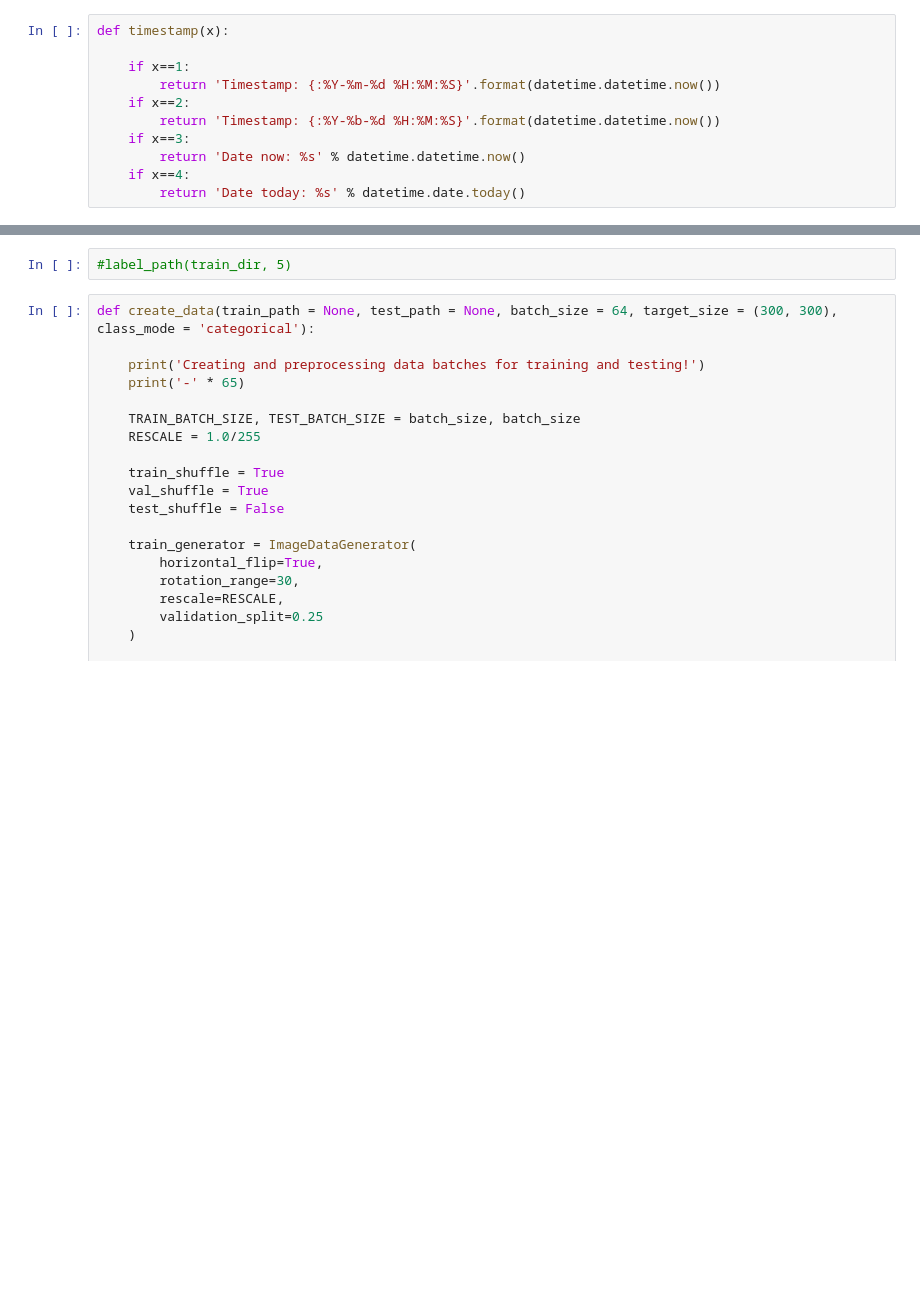
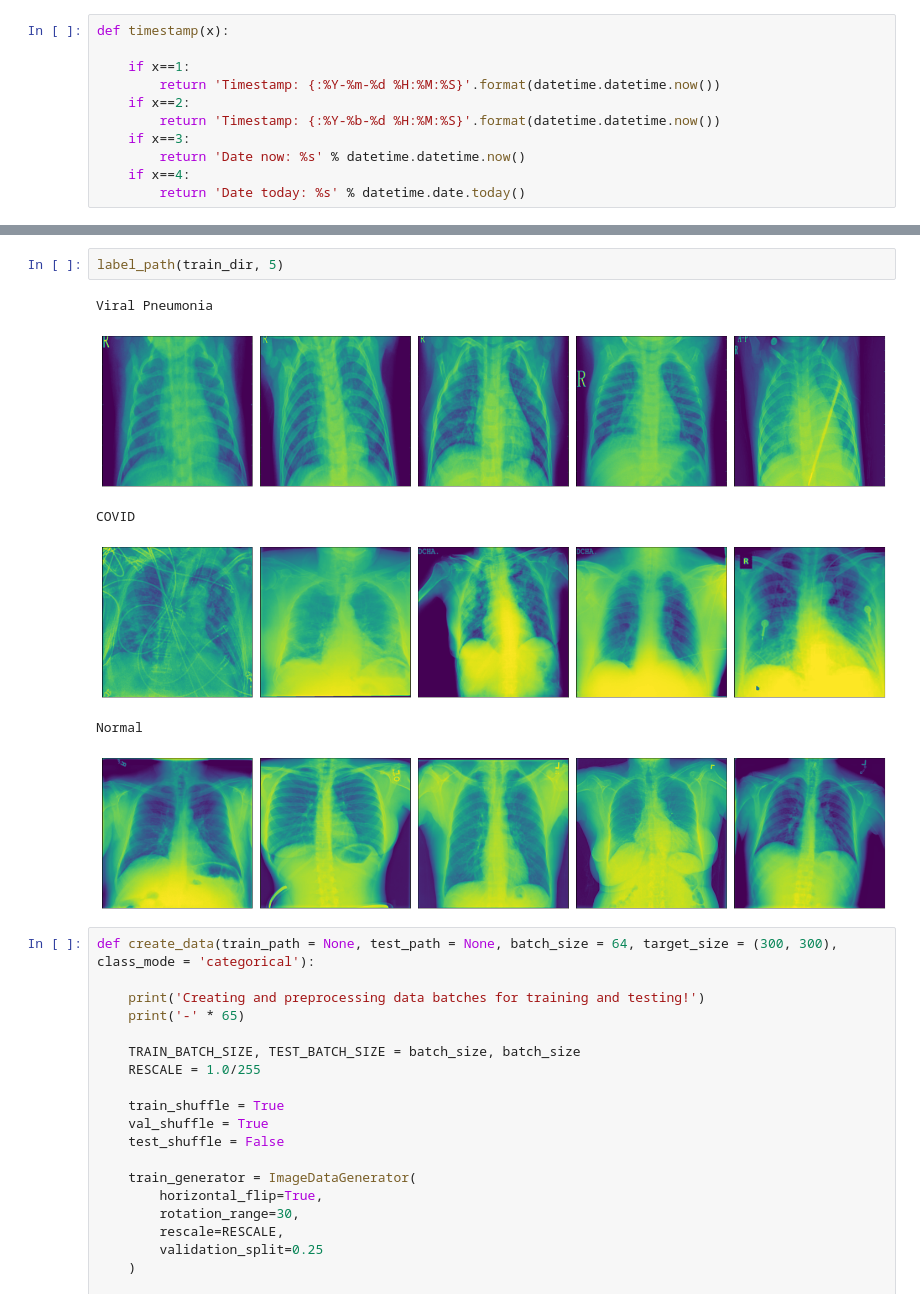
Before and after one commit to kotiyalanurag/VGGNET-COVID-19, a Jupyter notebook: ConvNet.ipynb, the cells around one changed output, grey strips where cells are left out. Drawn from its saved outputs; the diff is of its cells as text; blank space fills up the shorter version.

```diff
--- a/ConvNet.ipynb
+++ b/ConvNet.ipynb
@@ -85,7 +85,14 @@ def label_path(dir = train_dir, count = 5):
         label_path = os.path.join(dir, label)
         img_path(dir = label_path, count = 5)
 # %%
-#label_path(train_dir, 5)
+label_path(train_dir, 5)
+# %% [output]
+Viral Pneumonia
+[figure, added]
+COVID
+[figure, added]
+Normal
+[figure, added]
 # %%
 def create_data(train_path = None, test_path = None, batch_size = 64, target_size = (300, 300), class_mode = 'categorical'):
 
```
Also changed, not shown: parts of 21 cells of this notebook.
